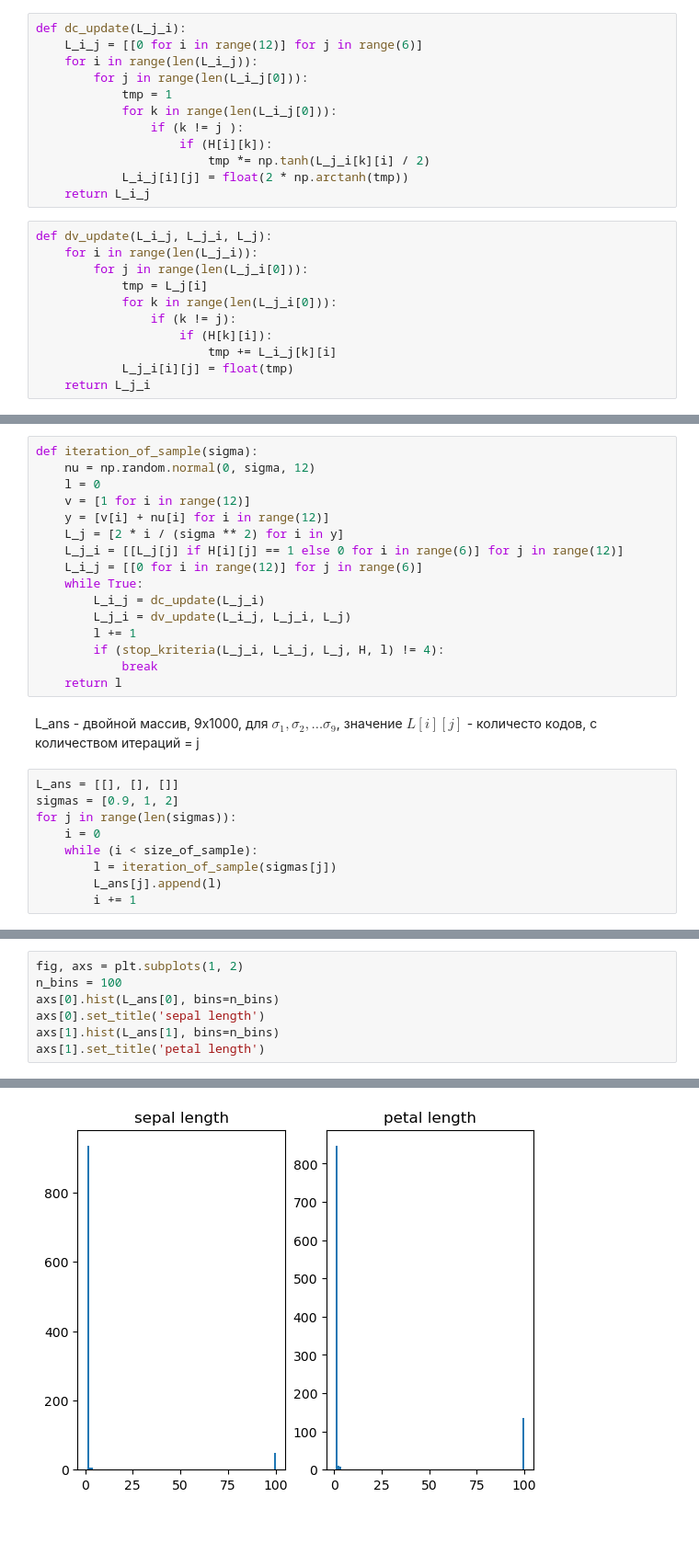
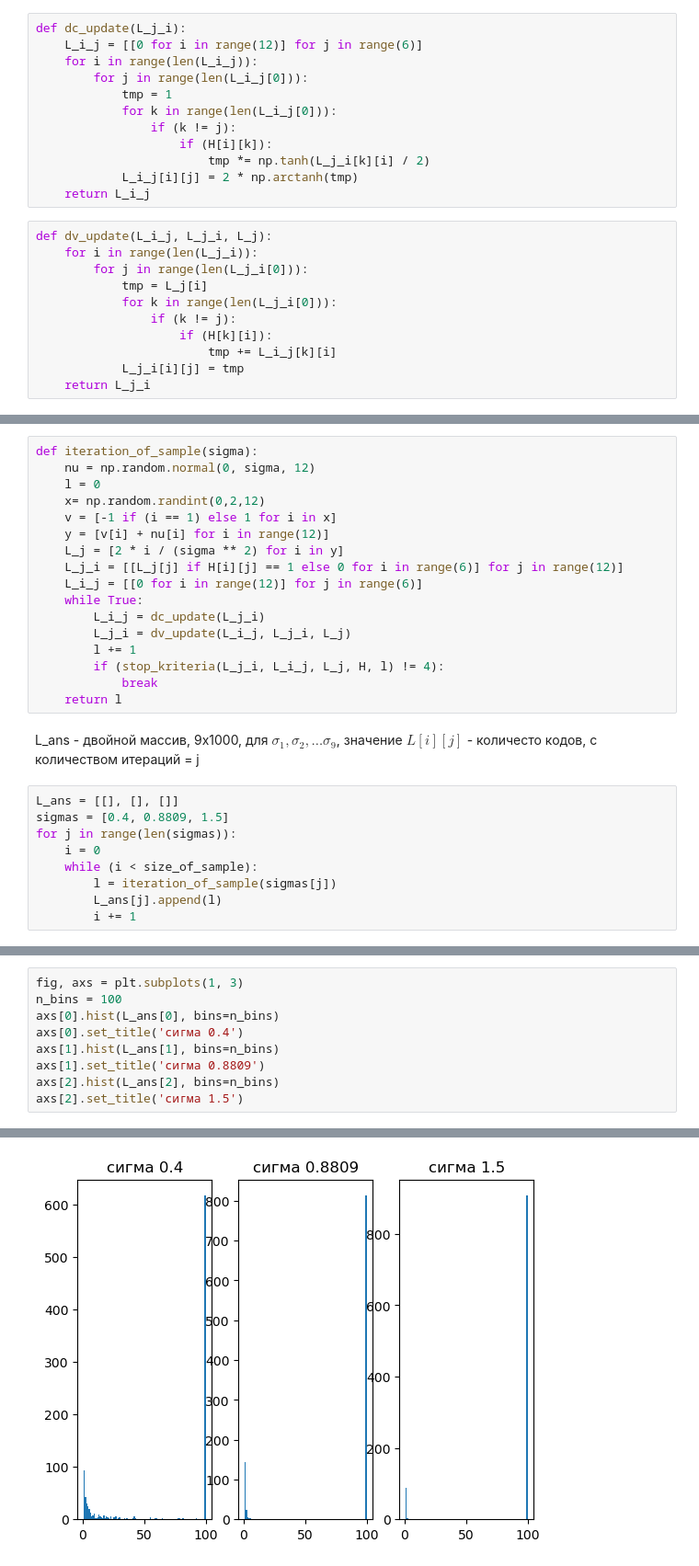
Before and after one commit to 228egger/LDPC_decoder, a Jupyter notebook: Гистограммы1.ipynb, the cells around one changed output, grey strips where cells are left out. Shown at 92% size. Saved outputs shown, nothing was run; the diff lists cells and outputs as text; blank space fills up the shorter version.

```diff
--- a/Гистограммы1.ipynb
+++ b/Гистограммы1.ipynb
@@ -26,10 +26,10 @@ def dc_update(L_j_i):
         for j in range(len(L_i_j[0])):
             tmp = 1
             for k in range(len(L_i_j[0])):
-                if (k != j ):
+                if (k != j):
                     if (H[i][k]):
                         tmp *= np.tanh(L_j_i[k][i] / 2)
-            L_i_j[i][j] = float(2 * np.arctanh(tmp))
+            L_i_j[i][j] = 2 * np.arctanh(tmp)
     return L_i_j
 # %%
 def dv_update(L_i_j, L_j_i, L_j):
@@ -40,7 +40,7 @@ def dv_update(L_i_j, L_j_i, L_j):
                 if (k != j):
                     if (H[k][i]):
                         tmp += L_i_j[k][i]
-            L_j_i[i][j] = float(tmp)
+            L_j_i[i][j] = tmp
     return L_j_i
 # %%
 def stop_kriteria(L_j_i, L_i_j, L_j, H, l):
@@ -67,7 +67,8 @@ def stop_kriteria(L_j_i, L_i_j, L_j, H, l):
 def iteration_of_sample(sigma):
     nu = np.random.normal(0, sigma, 12)
     l = 0
-    v = [1 for i in range(12)]
+    x= np.random.randint(0,2,12)
+    v = [-1 if (i == 1) else 1 for i in x]
     y = [v[i] + nu[i] for i in range(12)]
     L_j = [2 * i / (sigma ** 2) for i in y]
     L_j_i = [[L_j[j] if H[i][j] == 1 else 0 for i in range(6)] for j in range(12)]
@@ -83,7 +84,7 @@ def iteration_of_sample(sigma):
 L_ans - двойной массив, 9x1000, для $\sigma_1, \sigma_2, \dots \sigma_9$, значение $L[i][j]$ - количесто кодов, с количеством итераций = j
 # %%
 L_ans = [[], [], []]
-sigmas = [0.9, 1, 2]
+sigmas = [0.4, 0.8809, 1.5]
 for j in range(len(sigmas)):
     i = 0
     while (i < size_of_sample):
@@ -98,8 +94,10 @@ fig = sns_plot.get_figure()
 # %%
-fig, axs = plt.subplots(1, 2)
+fig, axs = plt.subplots(1, 3)
 n_bins = 100
 axs[0].hist(L_ans[0], bins=n_bins)
-axs[0].set_title('sepal length')
+axs[0].set_title('сигма 0.4')
 axs[1].hist(L_ans[1], bins=n_bins)
-axs[1].set_title('petal length')
+axs[1].set_title('сигма 0.8809')
+axs[2].hist(L_ans[2], bins=n_bins)
+axs[2].set_title('сигма 1.5')
 # %% [output]
@@ -107 +105 @@ Text(0.5, 1.0, 'petal length')
-[figure, old version]
+[figure, new version]
```
Also changed, not shown: parts of 3 cells of this notebook, 3 other files.
